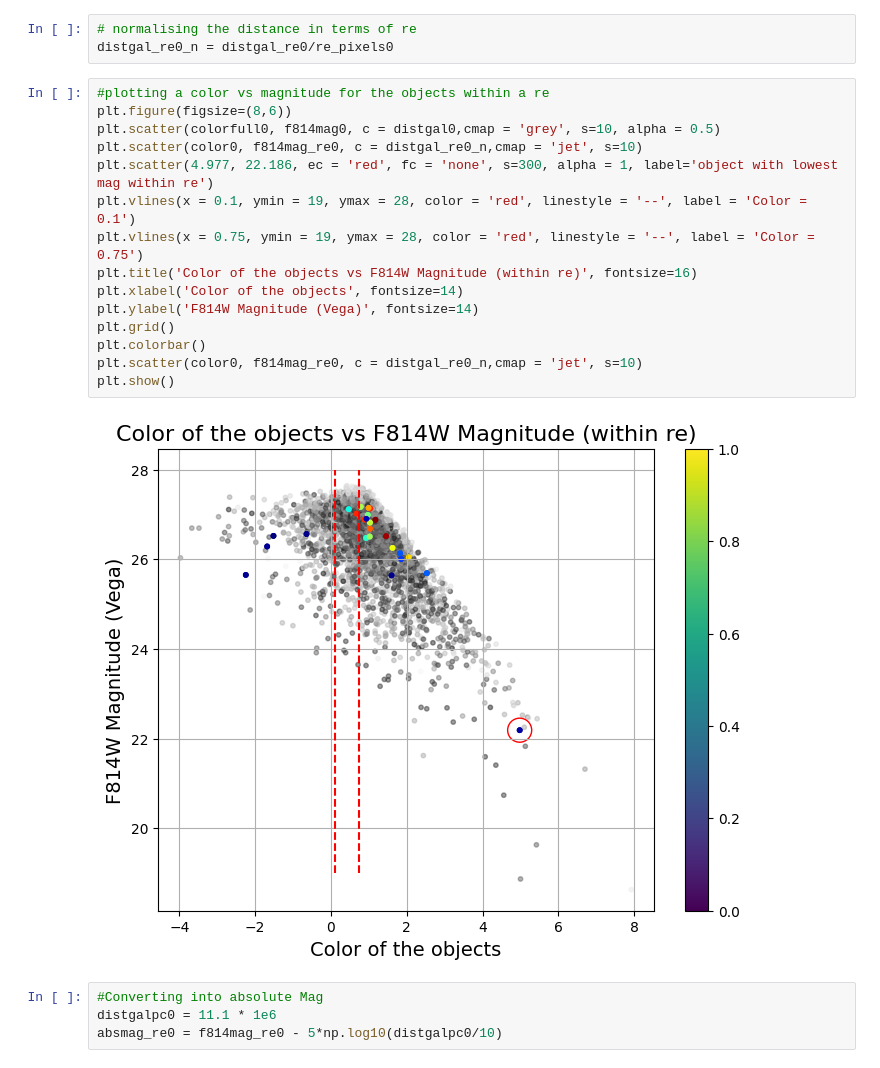
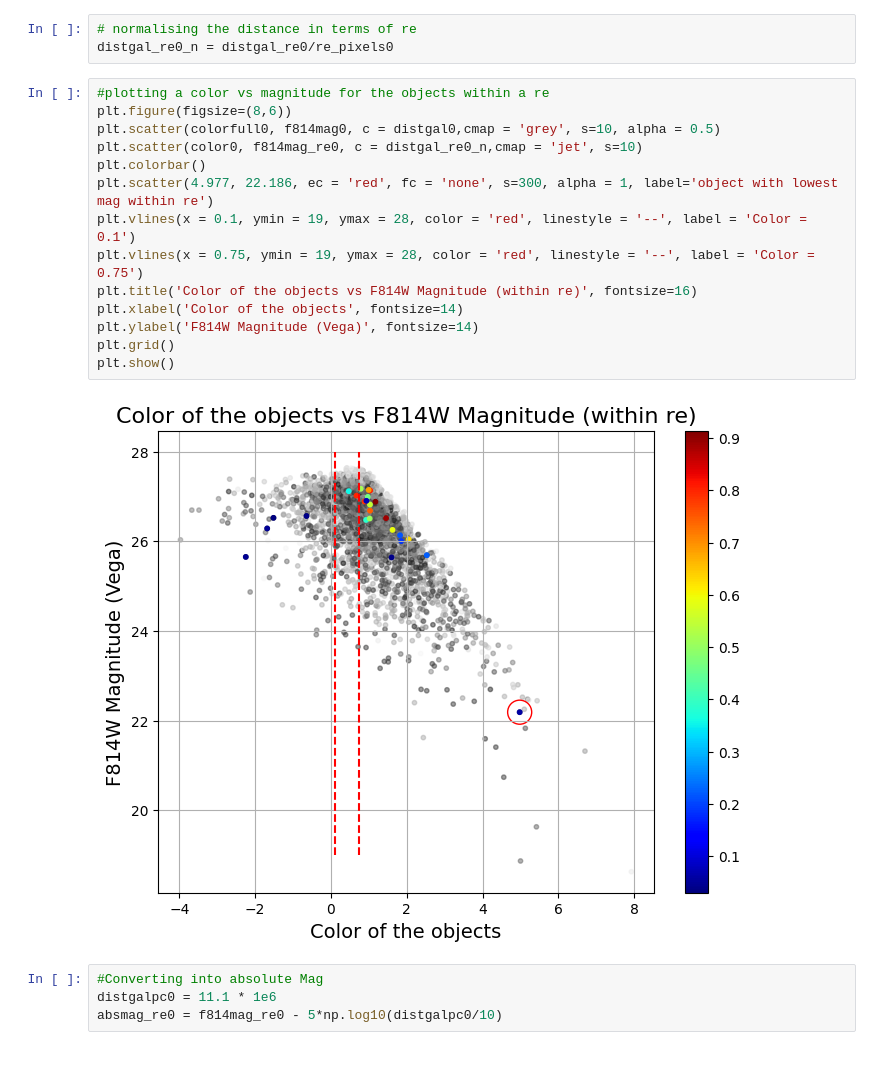
Before and after one commit to Ananth1-9/Research_work, a Jupyter notebook: Real_code/NSCID0.ipynb, the cells around one changed output. Drawn from its saved outputs; the diff is of its cells as text.

```diff
--- a/Real_code/NSCID0.ipynb
+++ b/Real_code/NSCID0.ipynb
@@ -199,20 +199,19 @@ distgal_re0_n = distgal_re0/re_pixels0
 # %%
 #plotting a color vs magnitude for the objects within a re
 plt.figure(figsize=(8,6))
 plt.scatter(colorfull0, f814mag0, c = distgal0,cmap = 'grey', s=10, alpha = 0.5)
 plt.scatter(color0, f814mag_re0, c = distgal_re0_n,cmap = 'jet', s=10)
+plt.colorbar()
 plt.scatter(4.977, 22.186, ec = 'red', fc = 'none', s=300, alpha = 1, label='object with lowest mag within re')
 plt.vlines(x = 0.1, ymin = 19, ymax = 28, color = 'red', linestyle = '--', label = 'Color = 0.1')
 plt.vlines(x = 0.75, ymin = 19, ymax = 28, color = 'red', linestyle = '--', label = 'Color = 0.75')
 plt.title('Color of the objects vs F814W Magnitude (within re)', fontsize=16)
 plt.xlabel('Color of the objects', fontsize=14)
 plt.ylabel('F814W Magnitude (Vega)', fontsize=14)
 plt.grid()
-plt.colorbar()
-plt.scatter(color0, f814mag_re0, c = distgal_re0_n,cmap = 'jet', s=10)
 plt.show()
 # %% [output]
-[figure, old version]
+[figure, new version]
 # %%
 #Converting into absolute Mag
 distgalpc0 = 11.1 * 1e6
```
